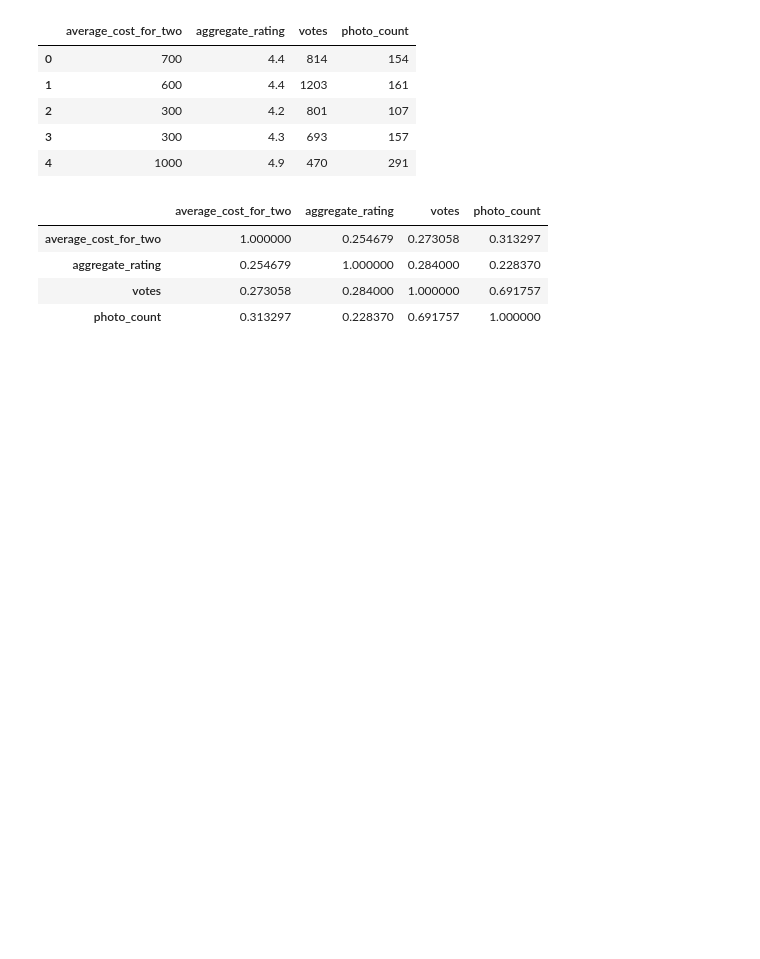
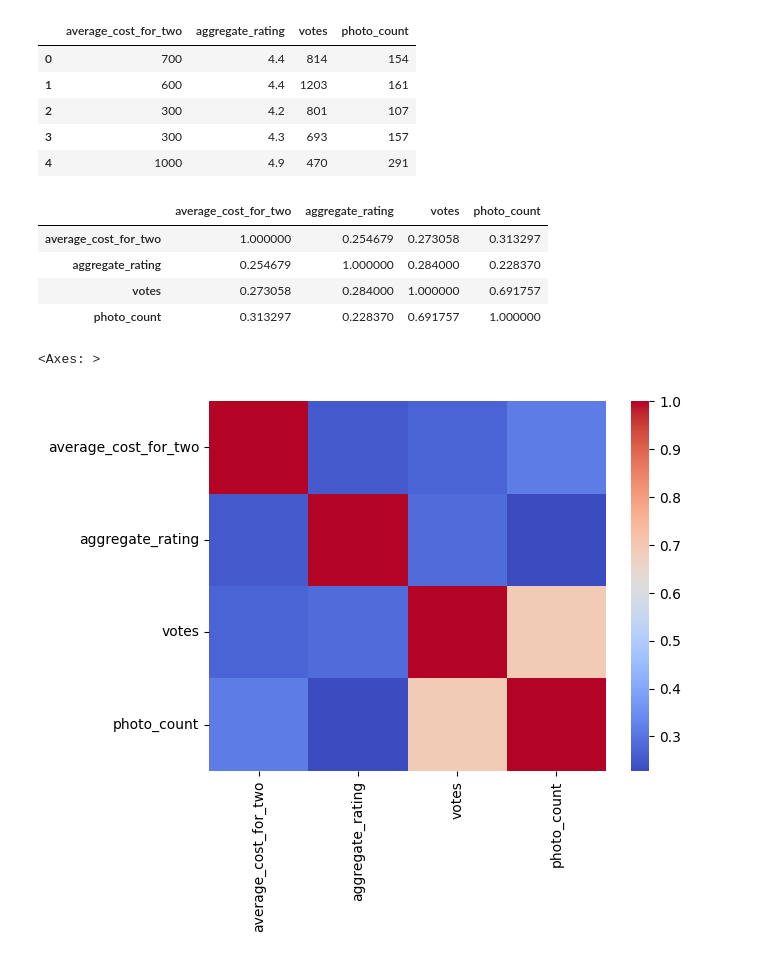
Before and after one commit to ikuchbhi/CSF415-Popular-Dishes-Finder, a Jupyter notebook: preprocessing/exec.ipynb, the cells around one changed output. Cells and saved outputs as stored; diff of their text form; code cells hidden in the pictures; blank space fills up the shorter version.

Commit message:
feat: plotting relevant graphs

```diff
--- a/preprocessing/exec.ipynb
+++ b/preprocessing/exec.ipynb
@@ -307,3 +307,9 @@ corr_matrix
 | aggregate_rating | 0.254679 | 1.000000 | 0.284000 | 0.228370 |
 | votes | 0.273058 | 0.284000 | 1.000000 | 0.691757 |
 | photo_count | 0.313297 | 0.228370 | 0.691757 | 1.000000 |
+# %%
+import seaborn as sns
+sns.heatmap(corr_matrix , cmap = 'coolwarm')
+# %% [output]
+<Axes: >
+[figure, added]
```
Also changed, not shown: parts of 4 cells of this notebook.
